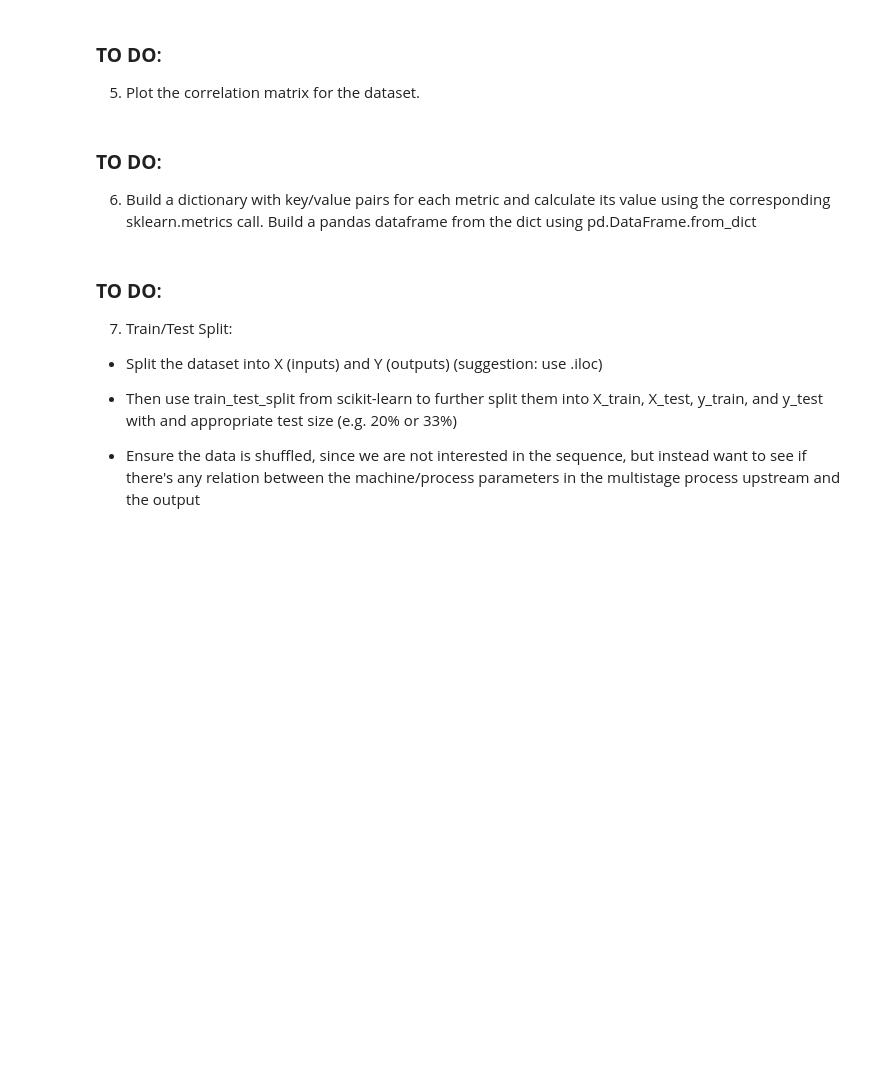
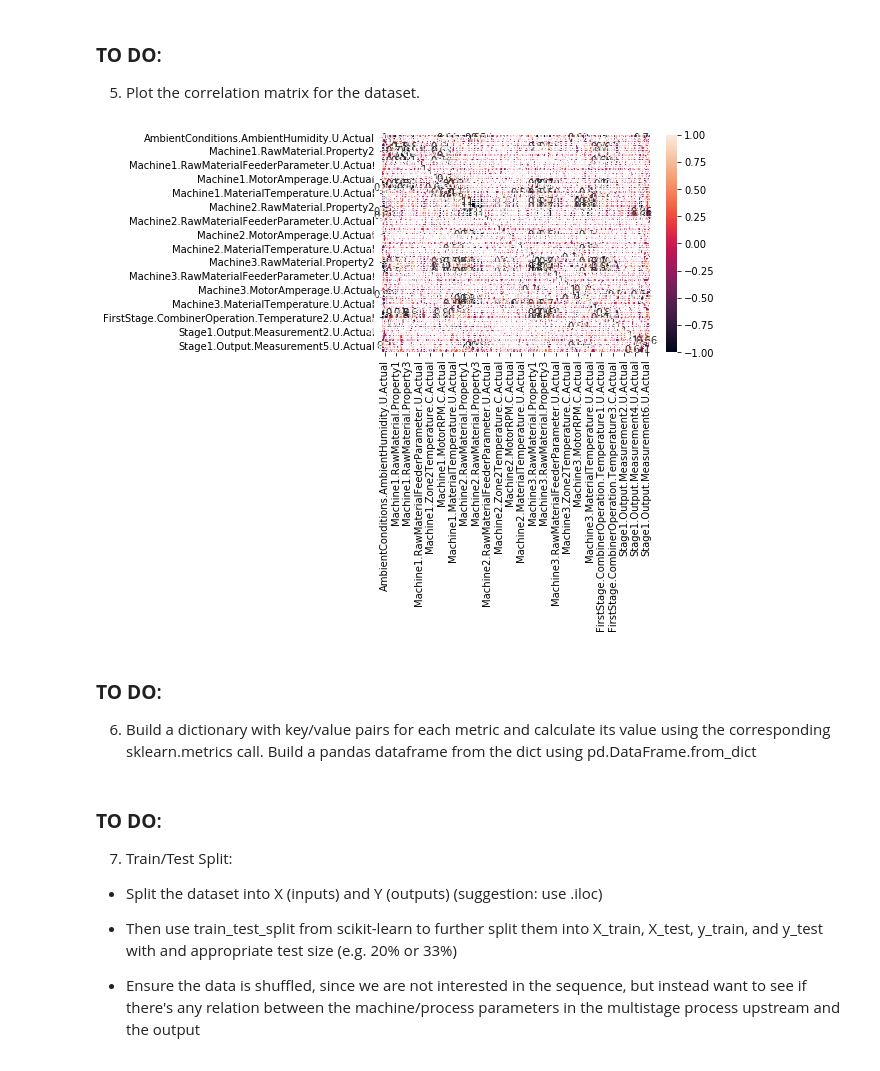
Before and after one commit to jpd-oliveira/SI-Lab-2, a Jupyter notebook: SI_Lab2_20_21.ipynb, the cells around one changed output. Cells and saved outputs as stored; diff of their text form; code cells hidden in the pictures; blank space fills up the shorter version.

```diff
--- a/SI_Lab2_20_21.ipynb
+++ b/SI_Lab2_20_21.ipynb
@@ -73,0 +72,5 @@ Please refer to the lab staff for additional info regarding possible additional
+# %%
+#TBD
+import pandas as pd
+df = pd.read_csv('si_lab2_dataset.csv')
+df.head()
@@ -83,0 +115,5 @@ Please refer to the lab staff for additional info regarding possible additional
+# %%
+#TBD
+df = df.dropna()
+missing = df.isna().sum()
+missing
@@ -94,3 +158,13 @@ Please refer to the lab staff for additional info regarding possible additional
+# %%
+#TBD
+import seaborn as sn
+import matplotlib.pyplot as plt
+
+corrMatrix = df.corr()
+sn.heatmap(corrMatrix, annot=True)
+plt.show()
+# %% [output]
+[figure, added]
 # %% [markdown]
 ### **TO DO**:
 6) Build a dictionary with key/value pairs for each metric and calculate its value using the corresponding sklearn.metrics call. Build a pandas dataframe from the dict using pd.DataFrame.from_dict
```
Also changed, not shown: parts of 8 cells of this notebook.
